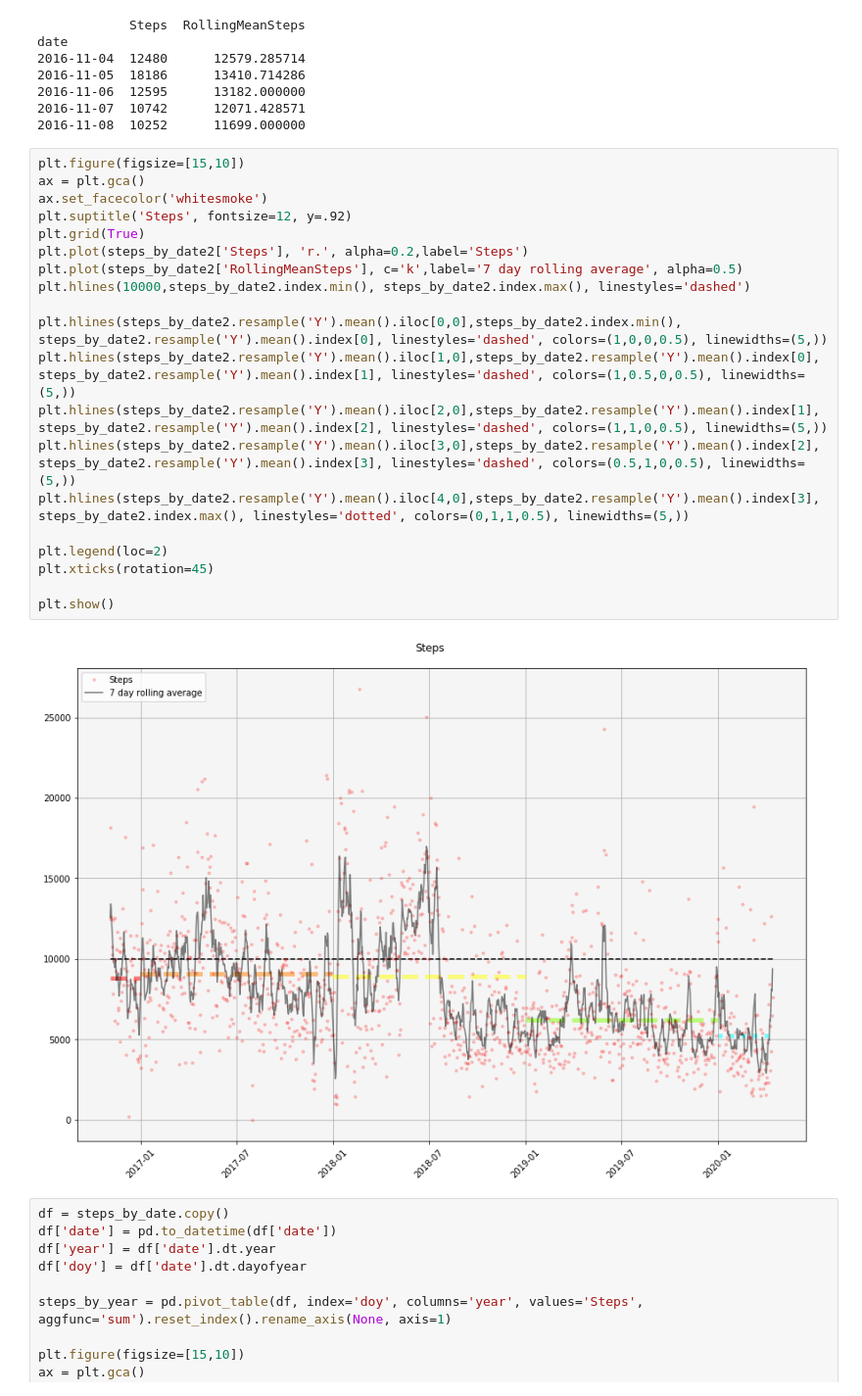
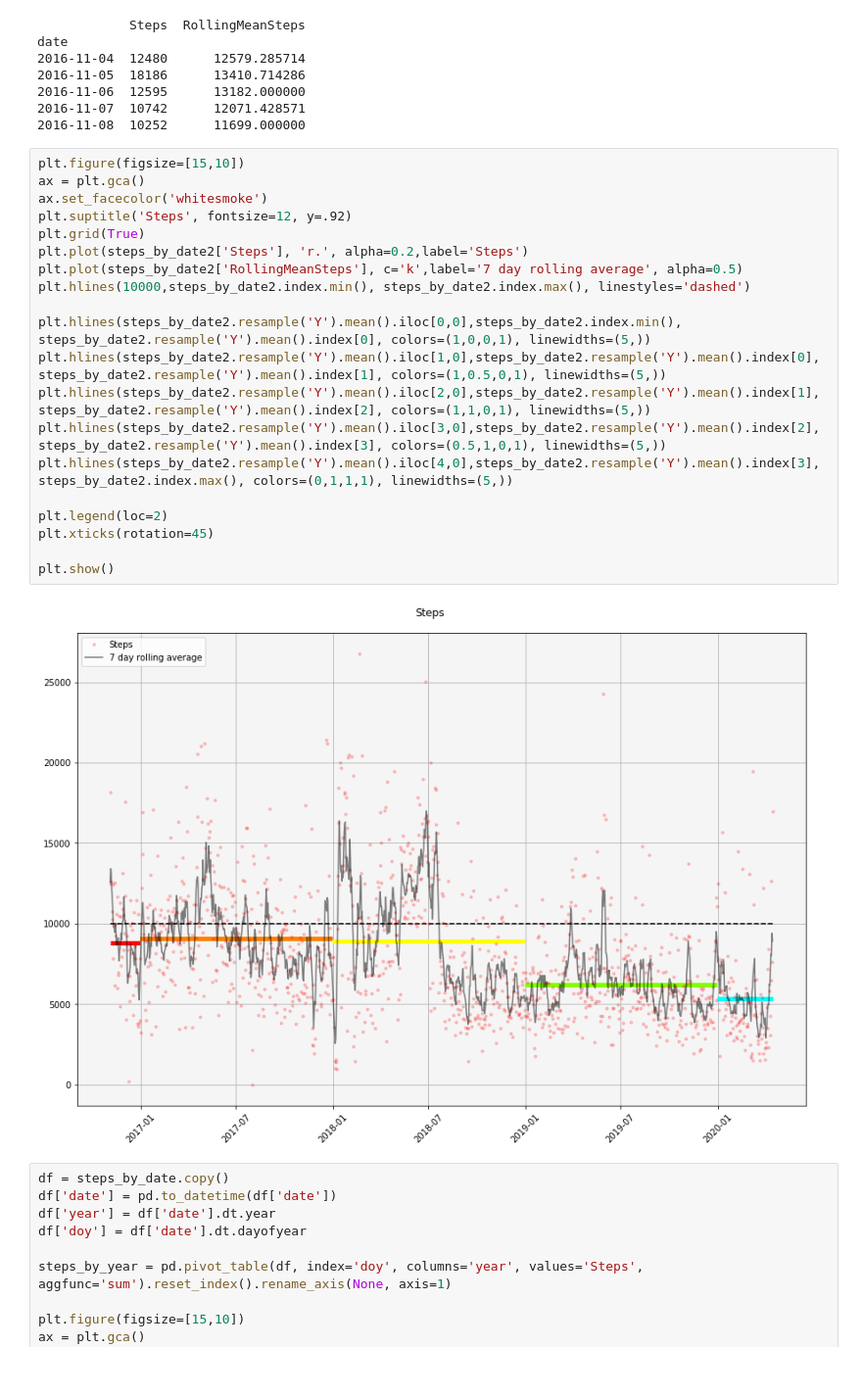
Before and after one commit to gregmames/qs_ledger, a Jupyter notebook: apple_health/apple_health_data_processor.ipynb, the cells around one changed output. Shown: that part at 98% size. Saved outputs shown, nothing was run; the diff lists cells and outputs as text.

```diff
--- a/apple_health/apple_health_data_processor.ipynb
+++ b/apple_health/apple_health_data_processor.ipynb
@@ -117,25 +141,25 @@ date
 # %%
 plt.figure(figsize=[15,10])
 ax = plt.gca()
 ax.set_facecolor('whitesmoke')
 plt.suptitle('Steps', fontsize=12, y=.92)
 plt.grid(True)
 plt.plot(steps_by_date2['Steps'], 'r.', alpha=0.2,label='Steps')
 plt.plot(steps_by_date2['RollingMeanSteps'], c='k',label='7 day rolling average', alpha=0.5)
 plt.hlines(10000,steps_by_date2.index.min(), steps_by_date2.index.max(), linestyles='dashed')
 
-plt.hlines(steps_by_date2.resample('Y').mean().iloc[0,0],steps_by_date2.index.min(), steps_by_date2.resample('Y').mean().index[0], linestyles='dashed', colors=(1,0,0,0.5), linewidths=(5,))
-plt.hlines(steps_by_date2.resample('Y').mean().iloc[1,0],steps_by_date2.resample('Y').mean().index[0], steps_by_date2.resample('Y').mean().index[1], linestyles='dashed', colors=(1,0.5,0,0.5), linewidths=(5,))
-plt.hlines(steps_by_date2.resample('Y').mean().iloc[2,0],steps_by_date2.resample('Y').mean().index[1], steps_by_date2.resample('Y').mean().index[2], linestyles='dashed', colors=(1,1,0,0.5), linewidths=(5,))
-plt.hlines(steps_by_date2.resample('Y').mean().iloc[3,0],steps_by_date2.resample('Y').mean().index[2], steps_by_date2.resample('Y').mean().index[3], linestyles='dashed', colors=(0.5,1,0,0.5), linewidths=(5,))
-plt.hlines(steps_by_date2.resample('Y').mean().iloc[4,0],steps_by_date2.resample('Y').mean().index[3], steps_by_date2.index.max(), linestyles='dotted', colors=(0,1,1,0.5), linewidths=(5,))
+plt.hlines(steps_by_date2.resample('Y').mean().iloc[0,0],steps_by_date2.index.min(), steps_by_date2.resample('Y').mean().index[0], colors=(1,0,0,1), linewidths=(5,))
+plt.hlines(steps_by_date2.resample('Y').mean().iloc[1,0],steps_by_date2.resample('Y').mean().index[0], steps_by_date2.resample('Y').mean().index[1], colors=(1,0.5,0,1), linewidths=(5,))
+plt.hlines(steps_by_date2.resample('Y').mean().iloc[2,0],steps_by_date2.resample('Y').mean().index[1], steps_by_date2.resample('Y').mean().index[2], colors=(1,1,0,1), linewidths=(5,))
+plt.hlines(steps_by_date2.resample('Y').mean().iloc[3,0],steps_by_date2.resample('Y').mean().index[2], steps_by_date2.resample('Y').mean().index[3], colors=(0.5,1,0,1), linewidths=(5,))
+plt.hlines(steps_by_date2.resample('Y').mean().iloc[4,0],steps_by_date2.resample('Y').mean().index[3], steps_by_date2.index.max(), colors=(0,1,1,1), linewidths=(5,))
 
 plt.legend(loc=2)
 plt.xticks(rotation=45)
 
 plt.show()
 # %% [output]
-[figure, old version]
+[figure, new version]
 # %%
 df = steps_by_date.copy()
 df['date'] = pd.to_datetime(df['date'])
```
Also changed, not shown: parts of 8 cells of this notebook, 2 other files.
